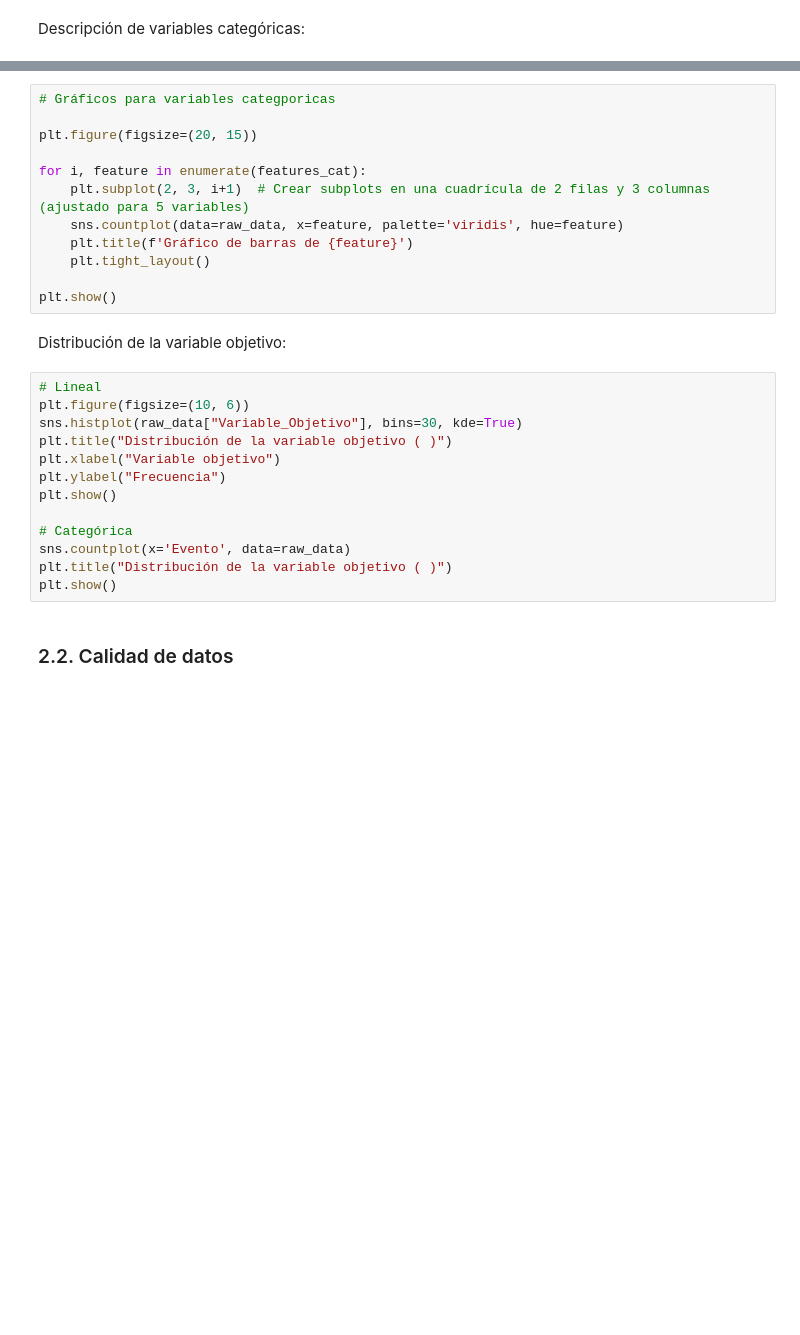
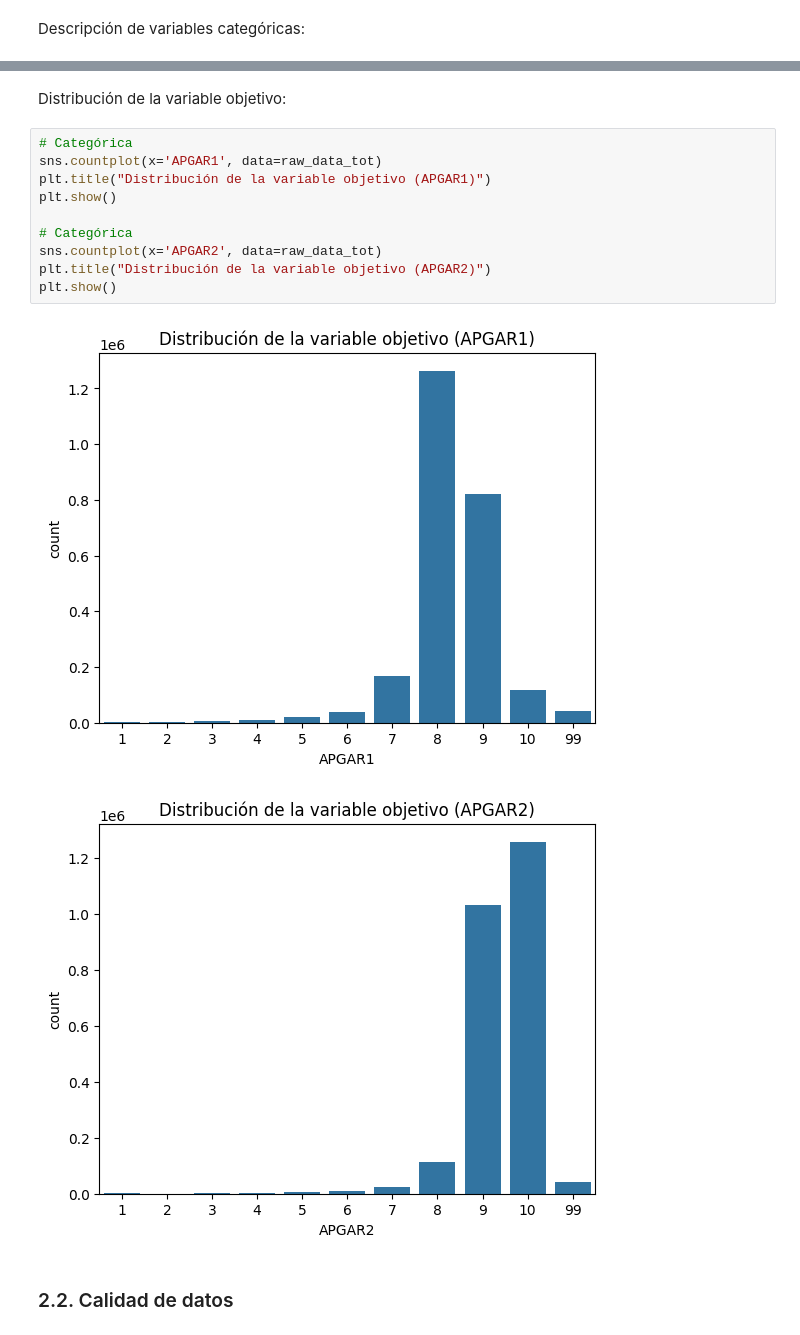
Before and after one commit to despinosaa/Proyecto2_BI, a Jupyter notebook: Data_Preprocessing.ipynb, the cells around one changed output, grey strips where cells are left out. Saved outputs shown, nothing was run; the diff lists cells and outputs as text; blank space fills up the shorter version.

```diff
--- a/Data_Preprocessing.ipynb
+++ b/Data_Preprocessing.ipynb
@@ -50,30 +101,18 @@ for i, feature in enumerate(features_cat):
-# %%
-# Gráficos para variables categporicas
-
-plt.figure(figsize=(20, 15))
-
-for i, feature in enumerate(features_cat):
-    plt.subplot(2, 3, i+1)  # Crear subplots en una cuadrícula de 2 filas y 3 columnas (ajustado para 5 variables)
-    sns.countplot(data=raw_data, x=feature, palette='viridis', hue=feature)
-    plt.title(f'Gráfico de barras de {feature}')
-    plt.tight_layout()
-
-plt.show()
 # %% [markdown]
 Distribución de la variable objetivo:
 # %%
-# Lineal
-plt.figure(figsize=(10, 6))
-sns.histplot(raw_data["Variable_Objetivo"], bins=30, kde=True)
-plt.title("Distribución de la variable objetivo ( )")
-plt.xlabel("Variable objetivo")
-plt.ylabel("Frecuencia")
+# Categórica
+sns.countplot(x='APGAR1', data=raw_data_tot)
+plt.title("Distribución de la variable objetivo (APGAR1)")
 plt.show()
 
 # Categórica
-sns.countplot(x='Evento', data=raw_data)
-plt.title("Distribución de la variable objetivo ( )")
+sns.countplot(x='APGAR2', data=raw_data_tot)
+plt.title("Distribución de la variable objetivo (APGAR2)")
 plt.show()
+# %% [output]
+[figure, added]
+[figure, added]
 # %% [markdown]
 ### 2.2. Calidad de datos
 # %% [markdown]
```
Also changed, not shown: parts of 19 cells of this notebook, 10 other files.
